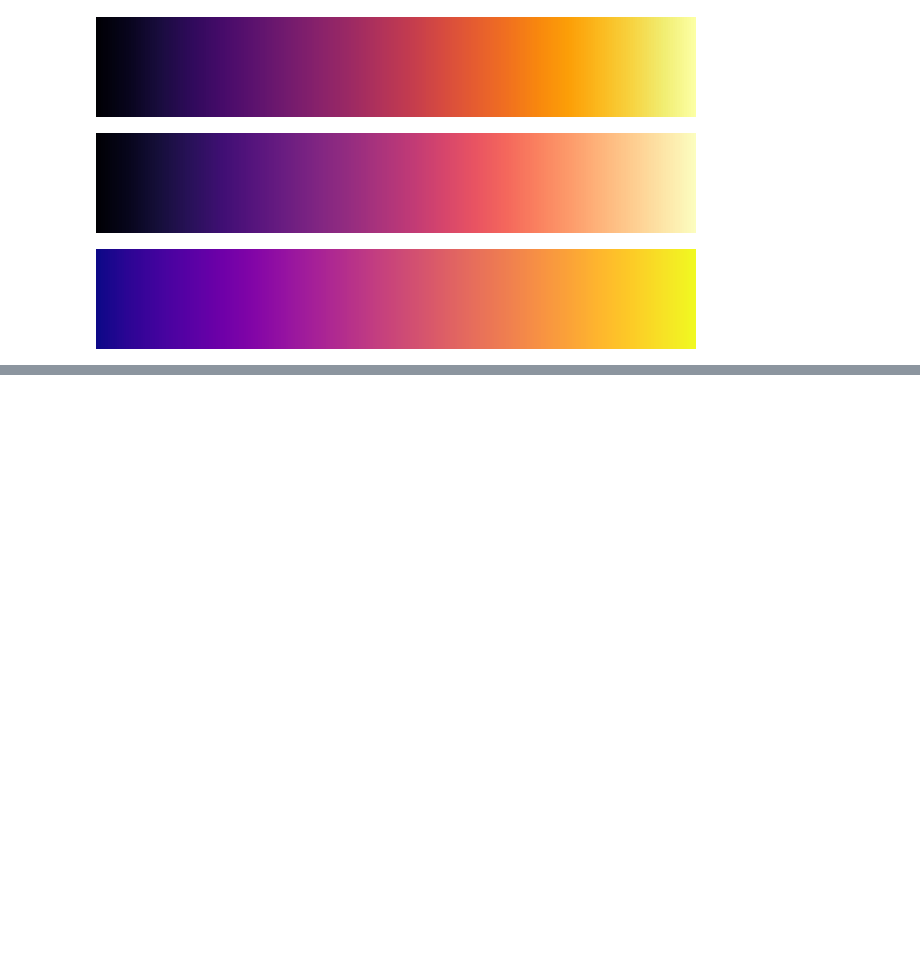
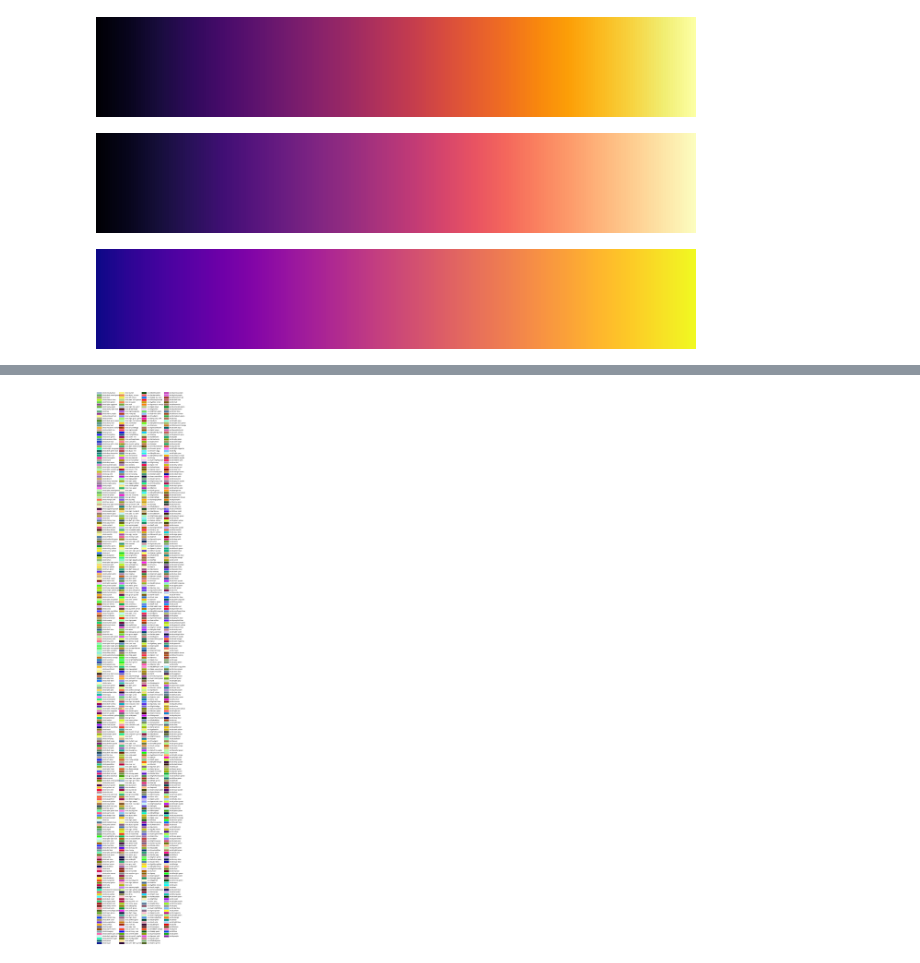
Before and after one commit to lexlapax/color_maps, a Jupyter notebook: notebooks/palettable_play.ipynb, the cells around one changed output, grey strips where cells are left out. Cells and saved outputs as stored; diff of their text form; code cells hidden in the pictures; blank space fills up the shorter version.

```diff
--- a/notebooks/palettable_play.ipynb
+++ b/notebooks/palettable_play.ipynb
@@ -59,0 +141,5 @@ pal.matplotlib.Plasma_20.show_continuous_image()
+# %%
+plot_colortable(mcolors.XKCD_COLORS, "XKCD Colors")
+plt.show()
+# %% [output]
+[figure, added]
```
Also changed, not shown: parts of 8 cells of this notebook, 11 other files.
